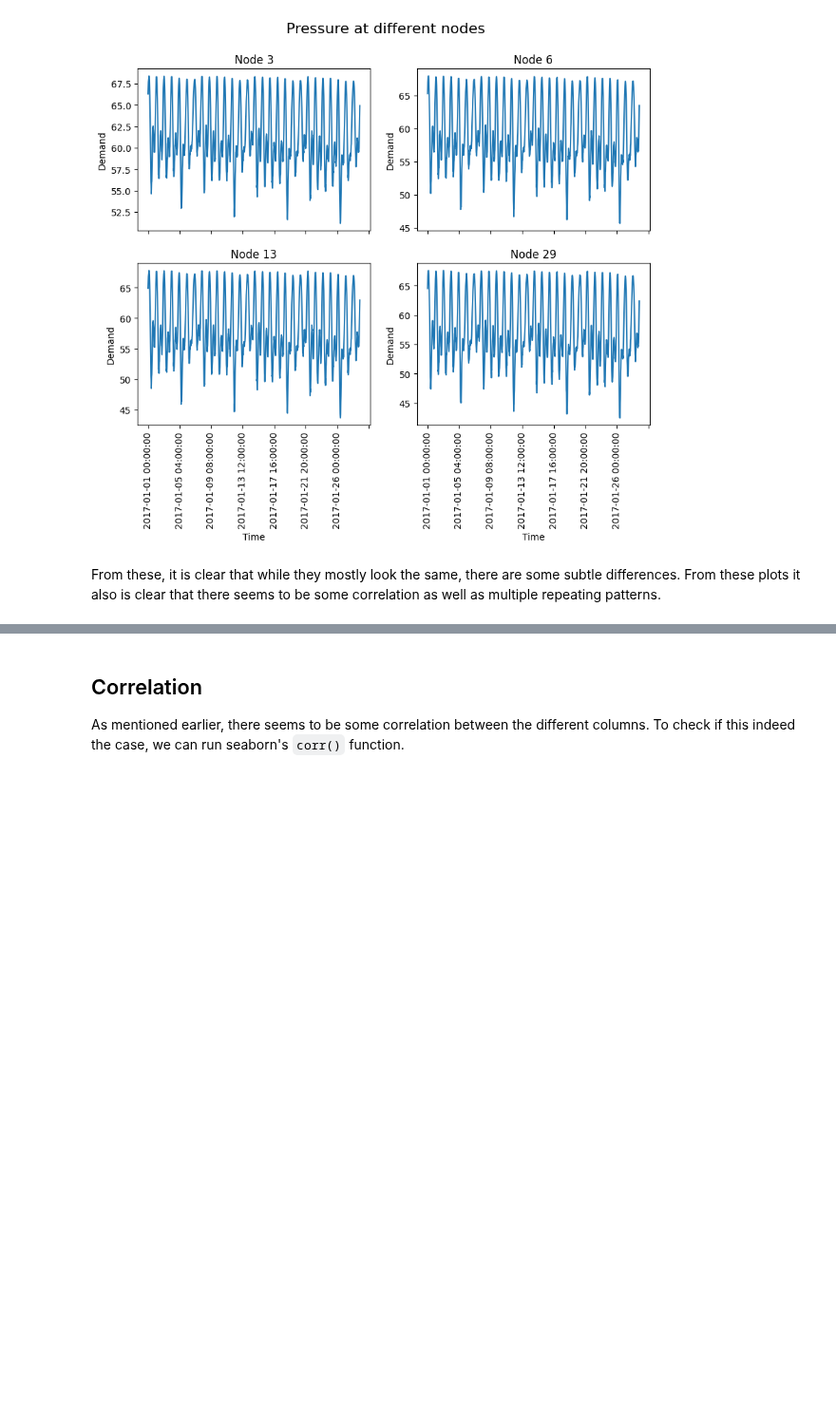
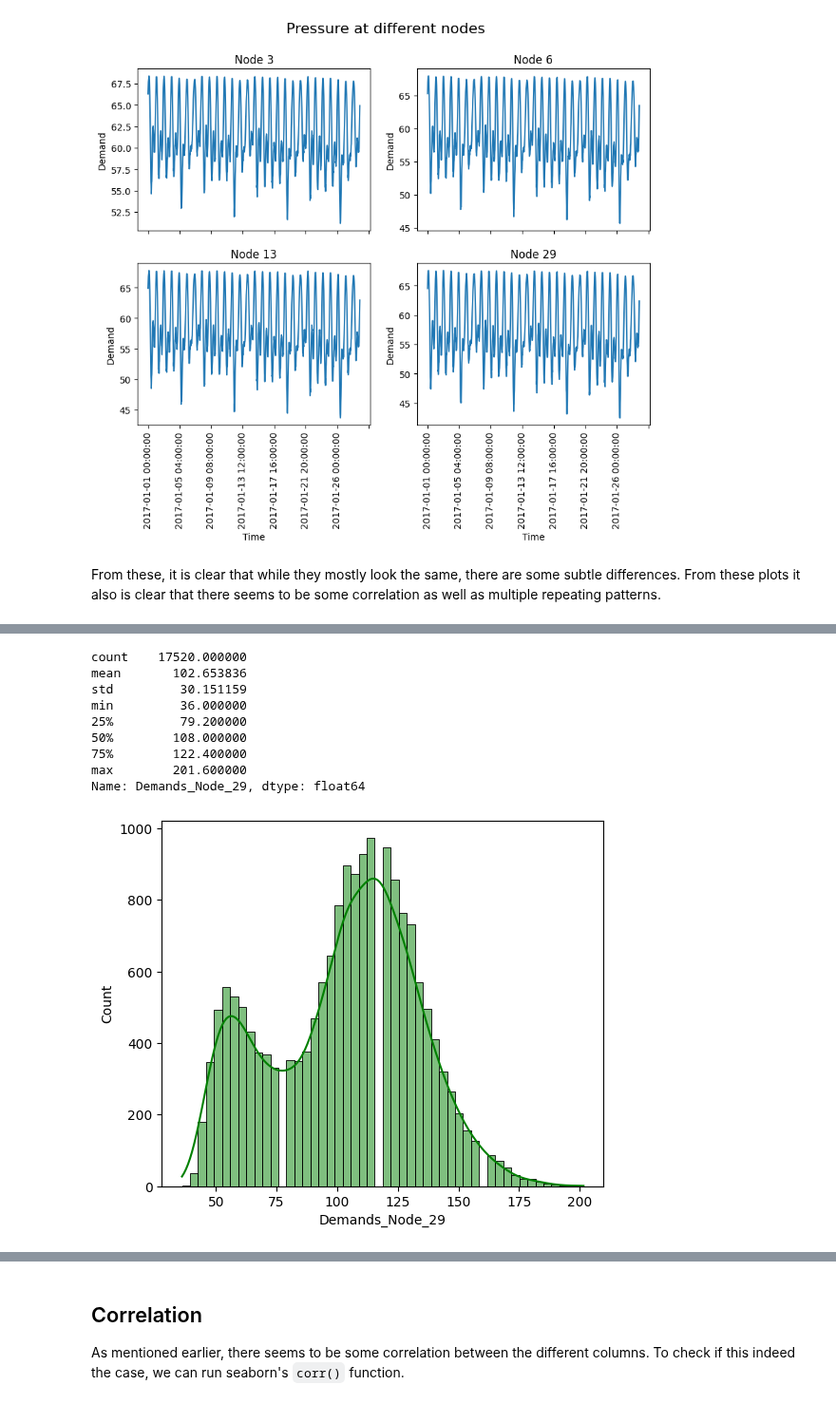
Before and after one commit to Mjnstag/IS-thesis-pattern-extraction, a Jupyter notebook: EDA/EDA.ipynb, the cells around one changed output, grey strips where cells are left out. Shown at 95% size. Cells and saved outputs as stored; diff of their text form; code cells hidden in the pictures; blank space fills up the shorter version.

```diff
--- a/EDA.ipynb
+++ b/EDA/EDA.ipynb
@@ -150,0 +153,17 @@ Name: Demands_Node_10, dtype: float64
+# %%
+# Node 29
+display(df_1.Demands_Node_29.describe())
+plt.figure(figsize=(6, 5))
+sns.histplot(df_1.Demands_Node_29, color='g', kde=True, bins=50)
+plt.show()
+# %% [output]
+count    17520.000000
+mean       102.653836
+std         30.151159
+min         36.000000
+25%         79.200000
+50%        108.000000
+75%        122.400000
+max        201.600000
+Name: Demands_Node_29, dtype: float64
+[figure, added]
```
Also changed, not shown: parts of 12 cells of this notebook, 3 other files.
